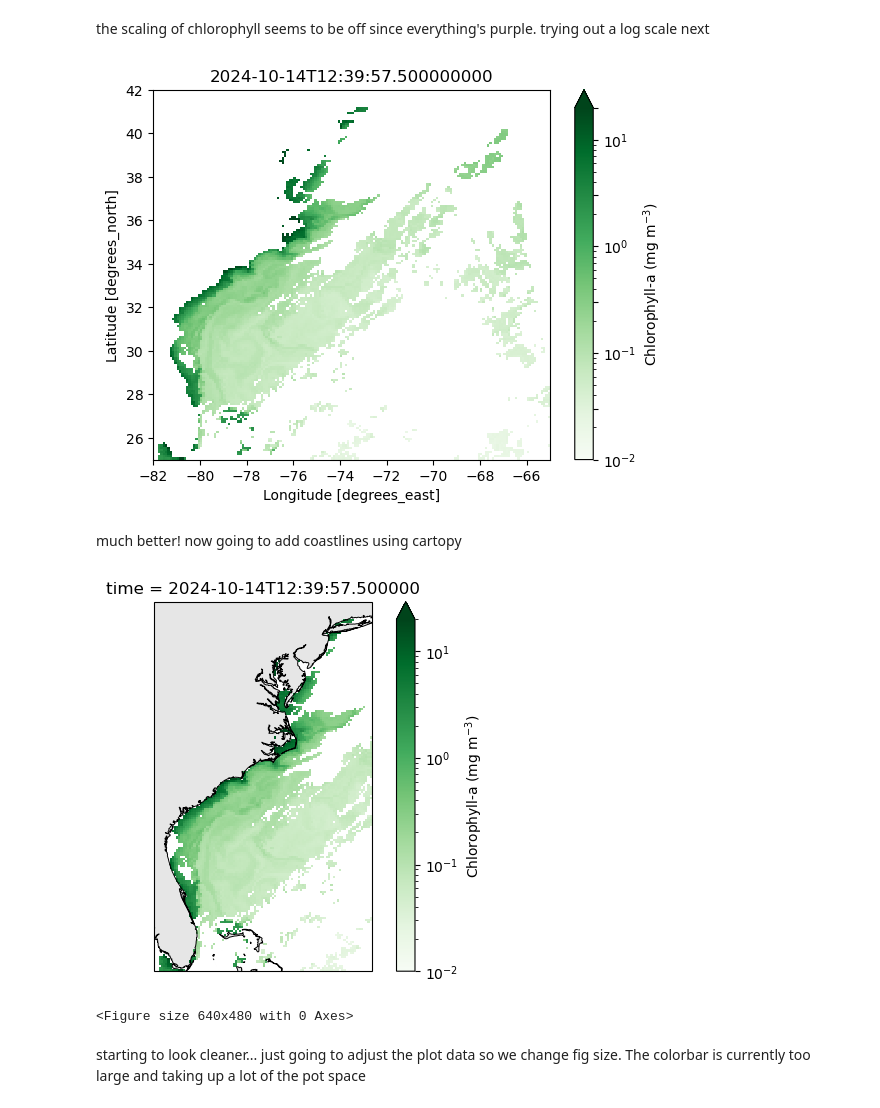
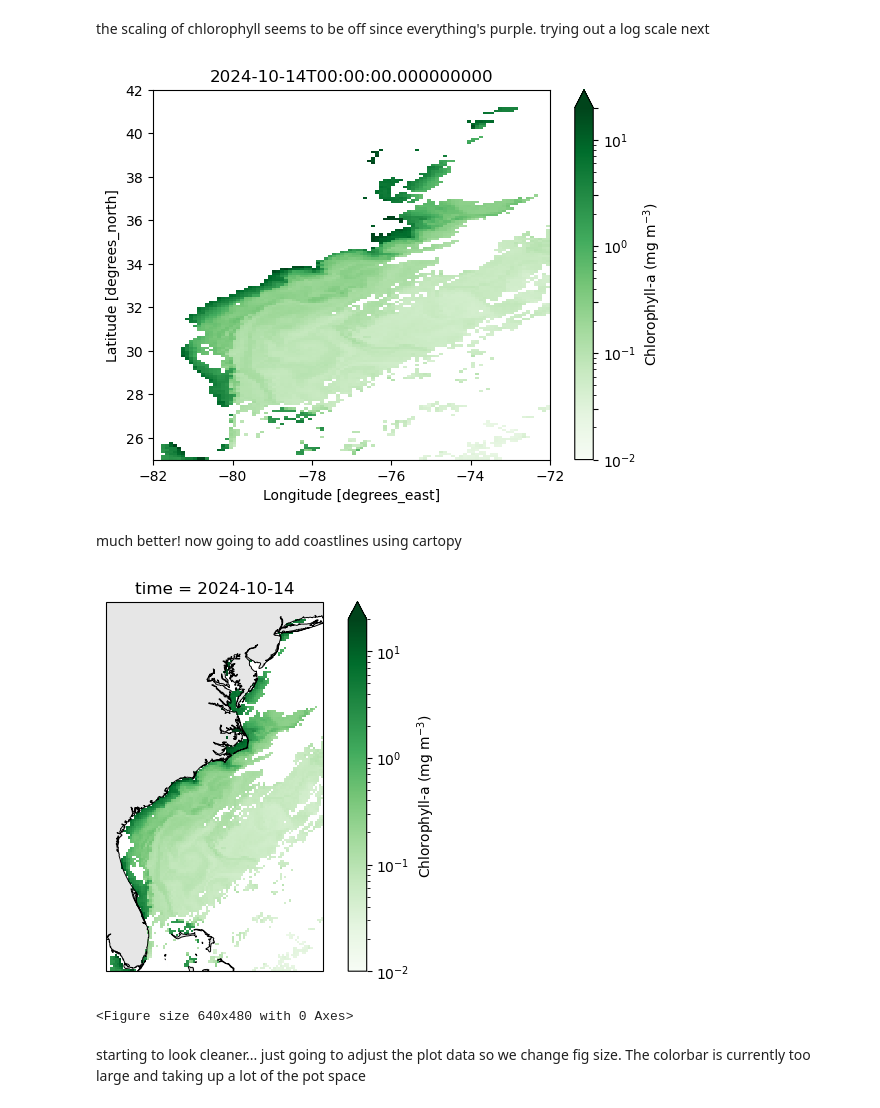
Before and after one commit to oceanhackweek/ohw25_proj_fishpace, a Jupyter notebook: contributor_folders/isidora/load_pace.ipynb, the cells around one changed output. Saved outputs shown, nothing was run; the diff lists cells and outputs as text; code cells hidden in the pictures.

```diff
--- a/contributor_folders/isidora/load_pace.ipynb
+++ b/contributor_folders/isidora/load_pace.ipynb
@@ -13,7 +13,7 @@ import earthaccess
 import numpy as np
 # %%
 # choose times
-temporal = ("2024-06-04", "2024-07-01")
+temporal = ("2024-06-04", "2024-11-11")
 
 # login to nasa
 auth = earthaccess.login()
@@ -34,7 +25,7 @@ len(results_day)
 results_day = earthaccess.search_data(
     short_name = "PACE_OCI_L3M_CHL",
     temporal = temporal,
-    granule_name="*.DAY.*.0p1deg.*"
+    granule_name="*.DAY.*.4km.*"
 )
 len(results_day)
 # %% [output]
@@ -144,7 +135,10 @@ TypeError: invalid indexer array, does not have integer dtype: np.datetime64('20
 # %%
-lat_rng = slice(42, 25)
-lon_rng = slice(-82, -72)
+lat_east = slice(42, 25)
+lon_east = slice(-82, -72)
 
-CHL = CHL.sel(lat=lat_rng, lon=lon_rng)
+time = np.datetime64("2024-10-14")
+
+
+CHL_east = CHL.sel(lat=lat_east, lon=lon_east)
 # %%
 # first plot
@@ -159,11 +154,11 @@ from matplotlib.colors import LogNorm
 time = np.datetime64("2024-10-14")
 
 
-ds_ec = dss.chlor_a.sel(time=time, method='nearest').where(lambda x: x > 0)  # drop zeros for LogNorm
-ds_ec = ds_ec.clip(min=0.01)
+CHL_east = CHL_east.chlor_a.sel(time=time, method='nearest').where(lambda x: x > 0)  # drop zeros for LogNorm
+CHL_east = CHL_east.clip(min=0.01)
 
 vmin, vmax = 0.01, 20
-ds_ec.plot(
+CHL_east.plot(
     cmap="Greens",
     norm=LogNorm(vmin=vmin, vmax=vmax),
     cbar_kwargs={
@@ -171,28 +166,28 @@ ds_ec.plot(
         "ticks": [0.01, 0.03, 0.1, 0.3, 1, 3, 10, 20],
     },
 )
-plt.title(str(np.datetime_as_string(ds_ec.time.values)) if "time" in ds_ec.coords else "")
+plt.title(str(np.datetime_as_string(CHL_east.time.values)) if "time" in CHL_east.coords else "")
 plt.show()
 # %% [output]
-[figure, old version]
+[figure, new version]
 # %% [markdown]
 much better! now going to add coastlines using cartopy
 # %%
 # add coastlines
 import cartopy.crs as ccrs, cartopy.feature as cfeature
 
 ax = plt.axes(projection=ccrs.PlateCarree())
-ds_ec.plot(ax=ax, transform=ccrs.PlateCarree(),
+CHL_east.plot(ax=ax, transform=ccrs.PlateCarree(),
         cmap="Greens", norm=LogNorm(0.01, 20),
         cbar_kwargs={"label": "Chlorophyll-a (mg m$^{-3}$)"})
 ax.set_extent([-82, -72, 25, 42], crs=ccrs.PlateCarree())
 
 ax.add_feature(cfeature.LAND, facecolor="0.9")   # land fill (1 line)
 ax.coastlines("10m", linewidth=0.7)              # coastline/border (1 line)
 plt.show()
 plt.tight_layout()
 # %% [output]
-[figure, old version]
+[figure, new version]
 <Figure size 640x480 with 0 Axes>
 # %% [markdown]
 starting to look cleaner... just going to adjust the plot data so we change fig size. The colorbar is currently too large and taking up a lot of the pot space
```
Also changed, not shown: parts of 18 cells of this notebook.
